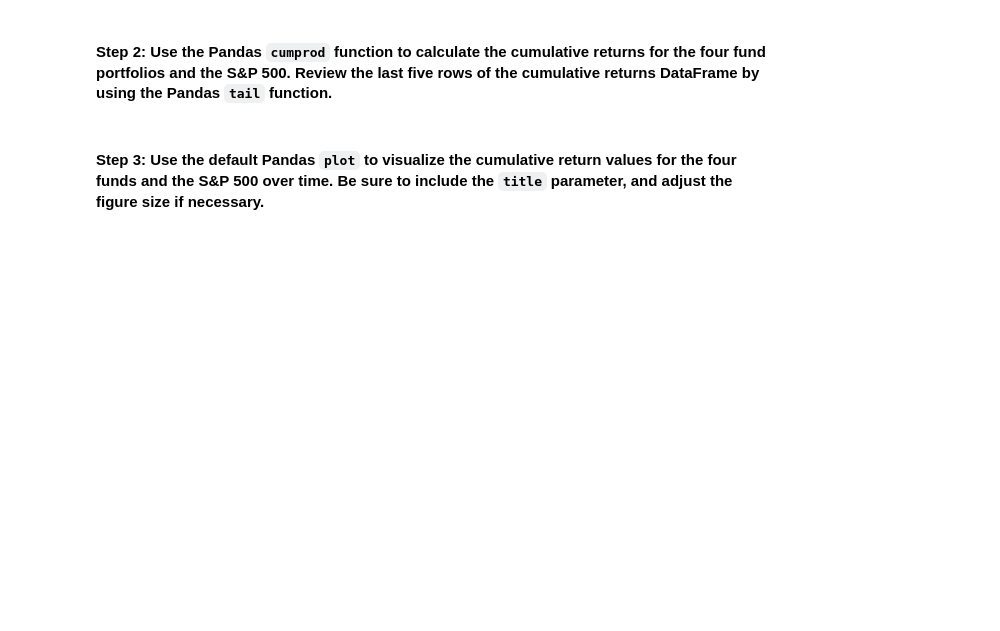
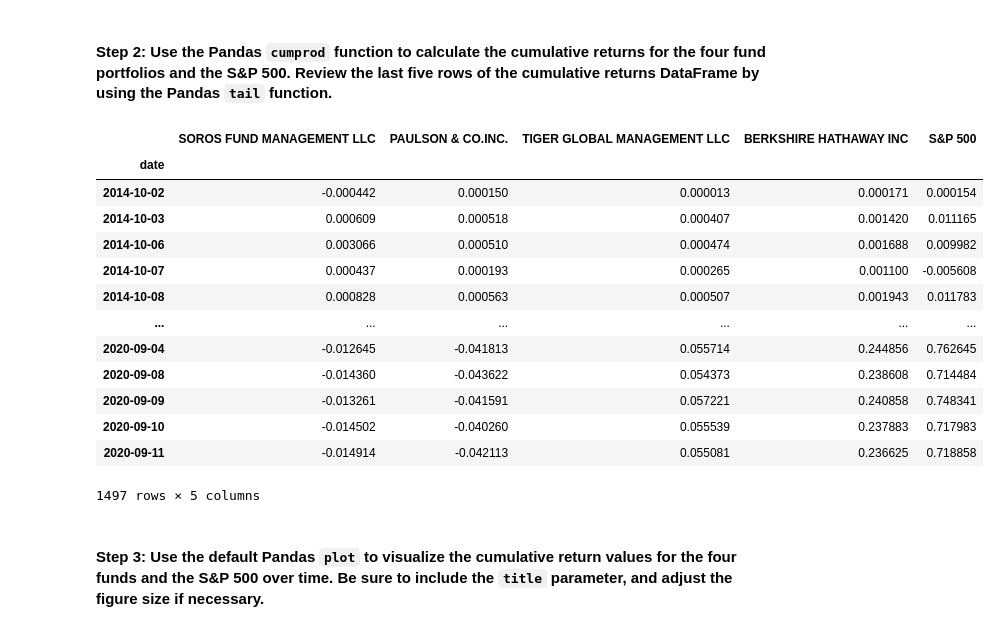
Before and after one commit to jojomani/Whale_RiskReturn_Analysis, a Jupyter notebook: risk_return_analysis.ipynb, the cells around one changed output. Saved outputs shown, nothing was run; the diff lists cells and outputs as text; code cells hidden in the pictures; blank space fills up the shorter version.

```diff
--- a/risk_return_analysis.ipynb
+++ b/risk_return_analysis.ipynb
@@ -157,7 +160,23 @@ Analyze the data to determine if any of the portfolios outperform the broader st
 # %%
 # Calculate and plot the cumulative returns of the 4 fund portfolios and the S&P 500
 # Review the last 5 rows of the cumulative returns DataFrame
-# YOUR CODE HERE
+cumulative_returns = (1 + daily_returns).cumprod() - 1
+cumulative_returns
+# %% [output]
+|  | SOROS FUND MANAGEMENT LLC | PAULSON & CO.INC. | TIGER GLOBAL MANAGEMENT LLC | BERKSHIRE HATHAWAY INC | S&P 500 |
+| date |  |  |  |  |  |
+| 2014-10-02 | -0.000442 | 0.000150 | 0.000013 | 0.000171 | 0.000154 |
+| 2014-10-03 | 0.000609 | 0.000518 | 0.000407 | 0.001420 | 0.011165 |
+| 2014-10-06 | 0.003066 | 0.000510 | 0.000474 | 0.001688 | 0.009982 |
+| 2014-10-07 | 0.000437 | 0.000193 | 0.000265 | 0.001100 | -0.005608 |
+| 2014-10-08 | 0.000828 | 0.000563 | 0.000507 | 0.001943 | 0.011783 |
+| ... | ... | ... | ... | ... | ... |
+| 2020-09-04 | -0.012645 | -0.041813 | 0.055714 | 0.244856 | 0.762645 |
+| 2020-09-08 | -0.014360 | -0.043622 | 0.054373 | 0.238608 | 0.714484 |
+| 2020-09-09 | -0.013261 | -0.041591 | 0.057221 | 0.240858 | 0.748341 |
+| 2020-09-10 | -0.014502 | -0.040260 | 0.055539 | 0.237883 | 0.717983 |
+| 2020-09-11 | -0.014914 | -0.042113 | 0.055081 | 0.236625 | 0.718858 |
+1497 rows × 5 columns
 # %% [markdown]
 #### Step 3: Use the default Pandas `plot` to visualize the cumulative return values for the four funds and the S&P 500 over time. Be sure to include the `title` parameter, and adjust the figure size if necessary.
 # %%
```
Also changed, not shown: parts of 3 cells of this notebook.
